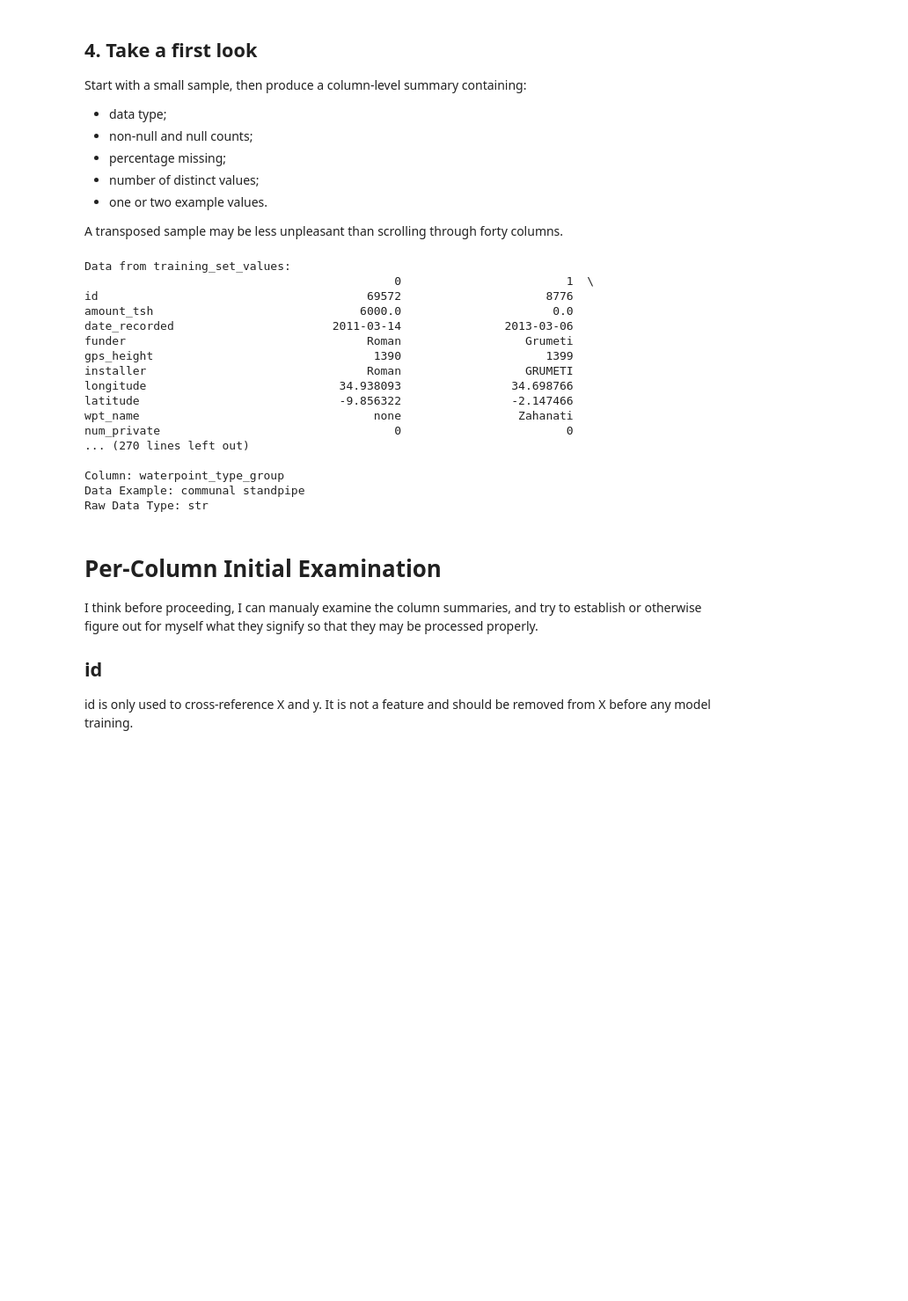
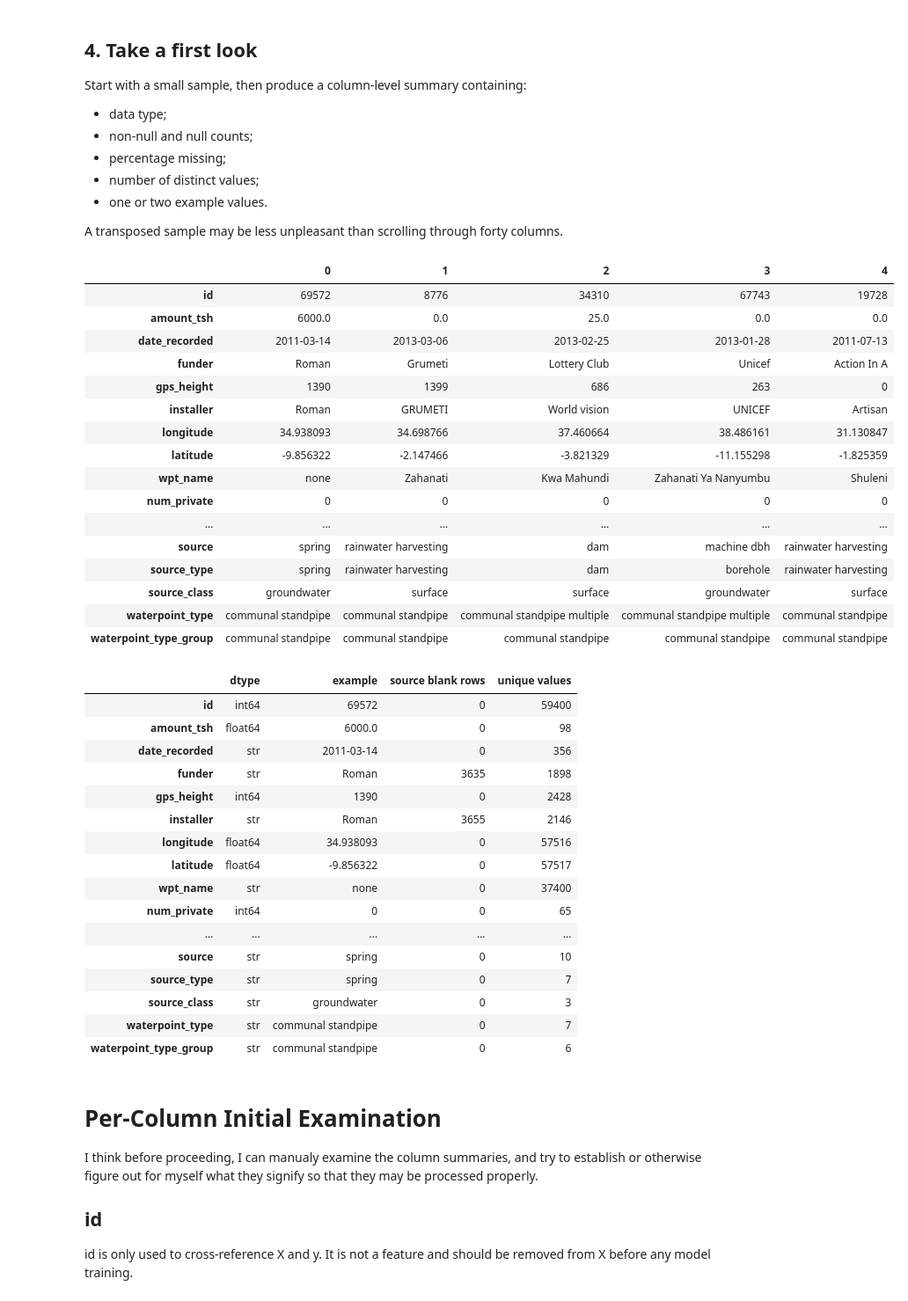
Before and after one commit to AnthonyPWatts/imperial-capstone, a Jupyter notebook: stage-1-pump-it-up/notebooks/01-data-audit.ipynb, the cells around one changed output. Shown at 88% size. Cells and saved outputs as stored; diff of their text form; code cells hidden in the pictures; blank space fills up the shorter version.

```diff
--- a/stage-1-pump-it-up/notebooks/01-data-audit.ipynb
+++ b/stage-1-pump-it-up/notebooks/01-data-audit.ipynb
@@ -172,40 +202,54 @@ Start with a small sample, then produce a column-level summary containing:
 
 A transposed sample may be less unpleasant than scrolling through forty columns.
 # %%
-# Display a small sample
+# Display a small sample and an aligned column-level schema summary.
+display(training_set_values.head().T)
 
-print("Data from training_set_values:")
-print(training_set_values.head().T)
-
-# Create  column-level summary.
-print("Column Summaries:")
-
-for feature in expected_column_names:
-    df_column = training_set_values[feature]
-    df_data_item = df_column.iloc[0]
-
-    print("Column:", feature)
-    print("Data Example:", df_data_item)
-    print("Raw Data Type:", df_column.dtype)
-    print()
+column_summary = pd.DataFrame({
+    "dtype": training_set_values.dtypes.astype("string"),
+    "example": training_set_values.iloc[0],
+    "source blank rows": [
+        int(training_set_values[column].astype("string").str.strip().eq("").sum())
+        for column in training_set_values.columns
+    ],
+    "unique values": training_set_values.nunique(dropna=False),
+})
+display(column_summary)
 # %% [output]
-Data from training_set_values:
-                                             0                        1  \
-id                                       69572                     8776
-amount_tsh                              6000.0                      0.0
-date_recorded                       2011-03-14               2013-03-06
-funder                                   Roman                  Grumeti
-gps_height                                1390                     1399
-installer                                Roman                  GRUMETI
-longitude                            34.938093                34.698766
-latitude                             -9.856322                -2.147466
-wpt_name                                  none                 Zahanati
-num_private                                  0                        0
-... (270 lines left out)
-
-Column: waterpoint_type_group
-Data Example: communal standpipe
-Raw Data Type: str
+|  | 0 | 1 | 2 | 3 | 4 |
+| id | 69572 | 8776 | 34310 | 67743 | 19728 |
+| amount_tsh | 6000.0 | 0.0 | 25.0 | 0.0 | 0.0 |
+| date_recorded | 2011-03-14 | 2013-03-06 | 2013-02-25 | 2013-01-28 | 2011-07-13 |
+| funder | Roman | Grumeti | Lottery Club | Unicef | Action In A |
+| gps_height | 1390 | 1399 | 686 | 263 | 0 |
+| installer | Roman | GRUMETI | World vision | UNICEF | Artisan |
+| longitude | 34.938093 | 34.698766 | 37.460664 | 38.486161 | 31.130847 |
+| latitude | -9.856322 | -2.147466 | -3.821329 | -11.155298 | -1.825359 |
+| wpt_name | none | Zahanati | Kwa Mahundi | Zahanati Ya Nanyumbu | Shuleni |
+| num_private | 0 | 0 | 0 | 0 | 0 |
+| ... | ... | ... | ... | ... | ... |
+| source | spring | rainwater harvesting | dam | machine dbh | rainwater harvesting |
+| source_type | spring | rainwater harvesting | dam | borehole | rainwater harvesting |
+| source_class | groundwater | surface | surface | groundwater | surface |
+| waterpoint_type | communal standpipe | communal standpipe | communal standpipe multiple | communal standpipe multiple | communal standpipe |
+| waterpoint_type_group | communal standpipe | communal standpipe | communal standpipe | communal standpipe | communal standpipe |
+|  | dtype | example | source blank rows | unique values |
+| id | int64 | 69572 | 0 | 59400 |
+| amount_tsh | float64 | 6000.0 | 0 | 98 |
+| date_recorded | str | 2011-03-14 | 0 | 356 |
+| funder | str | Roman | 3635 | 1898 |
+| gps_height | int64 | 1390 | 0 | 2428 |
+| installer | str | Roman | 3655 | 2146 |
+| longitude | float64 | 34.938093 | 0 | 57516 |
+| latitude | float64 | -9.856322 | 0 | 57517 |
+| wpt_name | str | none | 0 | 37400 |
+| num_private | int64 | 0 | 0 | 65 |
+| ... | ... | ... | ... | ... |
+| source | str | spring | 0 | 10 |
+| source_type | str | spring | 0 | 7 |
+| source_class | str | groundwater | 0 | 3 |
+| waterpoint_type | str | communal standpipe | 0 | 7 |
+| waterpoint_type_group | str | communal standpipe | 0 | 6 |
 # %% [markdown]
 # Per-Column Initial Examination
 
```
Also changed, not shown: parts of 18 cells of this notebook, 13 other files.
